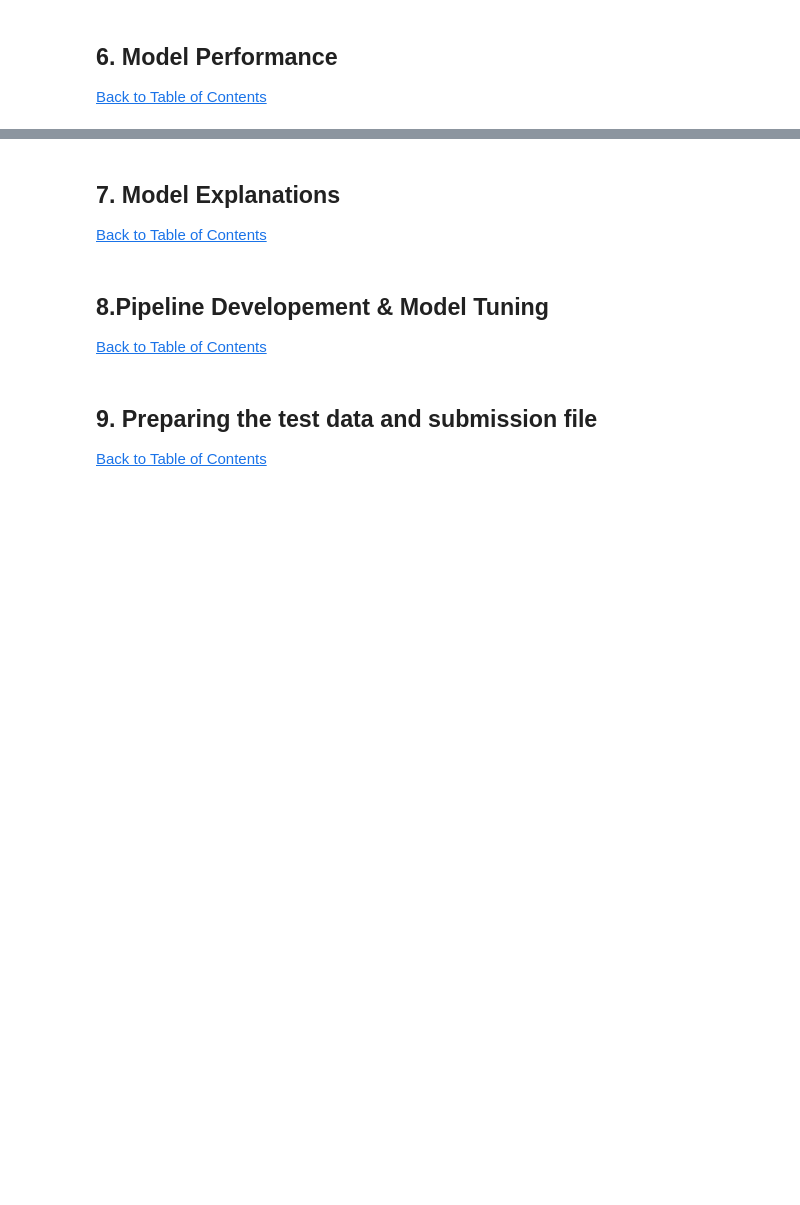
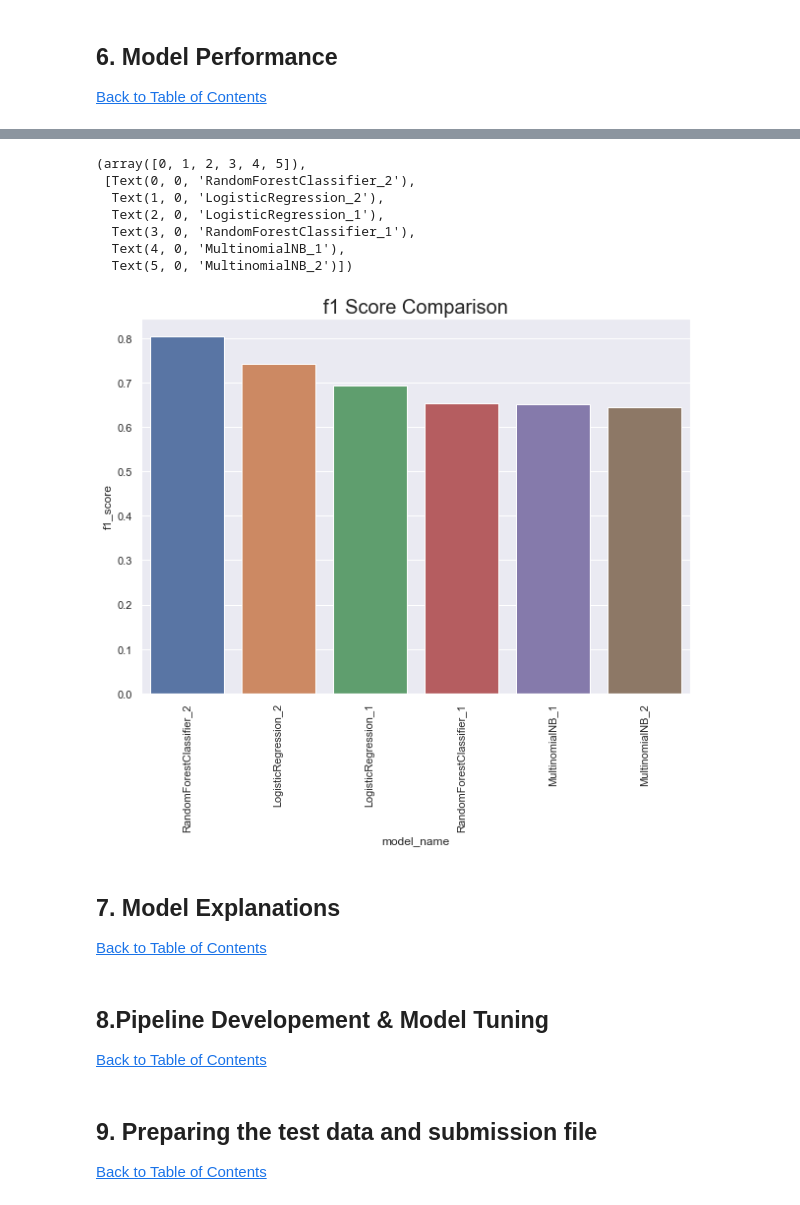
Before and after one commit to RogerA11/Team-GM4-classification-predict, a Jupyter notebook: Alette Baloyi/edsa_climate_change_belief_analysis_2022.ipynb, the cells around one changed output, grey strips where cells are left out. Drawn from its saved outputs; the diff is of its cells as text; code cells hidden in the pictures; blank space fills up the shorter version.

Commit message:
3 models done

```diff
--- a/Alette Baloyi/edsa_climate_change_belief_analysis_2022.ipynb
+++ b/Alette Baloyi/edsa_climate_change_belief_analysis_2022.ipynb
@@ -574,0 +666,18 @@ macro f1 score: 0.6442212472138351
+# %%
+# Initialize model
+LR_model_2 = LogisticRegression()
+
+# Fit the model
+LR_model_2.fit(X_train_2, y_train_2)
+
+#Create Predition
+y_pred_5 = LR_model_2.predict(X_test_2)
+
+
+
+f1score_5 = f1_score(y_test_2, y_pred_5, average= 'weighted')
+print('macro f1 score:', f1score_5)
+
+# Log the metrics for Commet.ml experiment
+# Uncomment the code below to log the metric
+#experiment.log_metric("f1_score", f1score_5)
@@ -577,3 +704,16 @@ macro f1 score: 0.6442212472138351
 ## 6. Model Performance
 <a class="anchor" id="1.1"></a>
 <a href=#cont>Back to Table of Contents</a>
+# %%
+# Create a dictionary for the model names and f1 scored
+model_comp = {'model_name' : ['MultinomialNB_1', 'MultinomialNB_2',
+                              'LogisticRegression_1', 'LogisticRegression_2',
+                              'RandomForestClassifier_1', 'RandomForestClassifier_2',
+                             ],
+                   'f1_score' : [f1score_1, f1score_2,
+                                 f1score_4 ,f1score_5,
+                                 f1score_7, f1score_8,]
+                                 }
+
+
+model_comp_df = pd.DataFrame(model_comp)    # Create a data frame from the dictionary
@@ -580,3 +730,16 @@ macro f1 score: 0.6442212472138351
+# %%
+sns.barplot(x= 'model_name', y= 'f1_score', data = model_comp_df.sort_values('f1_score',ascending=False))
+plt.title("f1 Score Comparison", fontsize = 20)
+plt.xticks(rotation=90)
+# %% [output]
+(array([0, 1, 2, 3, 4, 5]),
+ [Text(0, 0, 'RandomForestClassifier_2'),
+  Text(1, 0, 'LogisticRegression_2'),
+  Text(2, 0, 'LogisticRegression_1'),
+  Text(3, 0, 'RandomForestClassifier_1'),
+  Text(4, 0, 'MultinomialNB_1'),
+  Text(5, 0, 'MultinomialNB_2')])
+[figure, added]
 # %% [markdown]
 <a id="seven"></a>
 ## 7. Model Explanations
```
Also changed, not shown: parts of 24 cells of this notebook, 4 other files.
